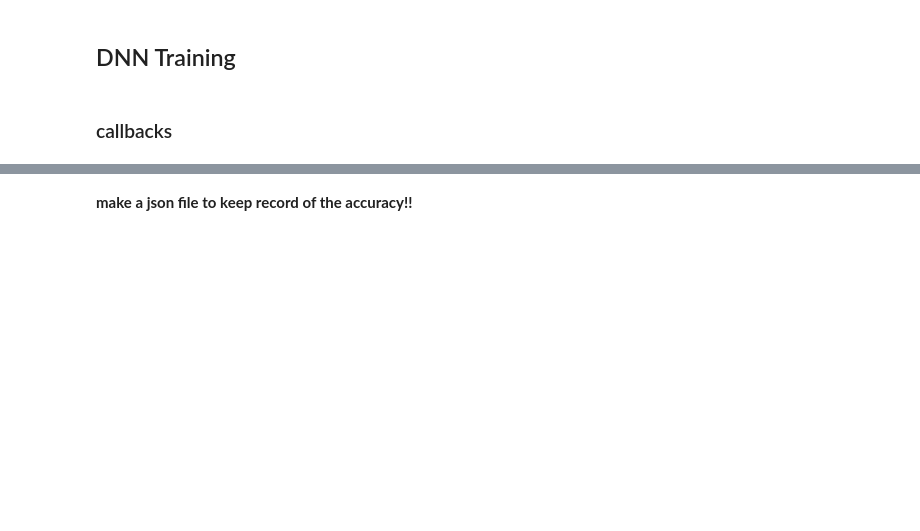
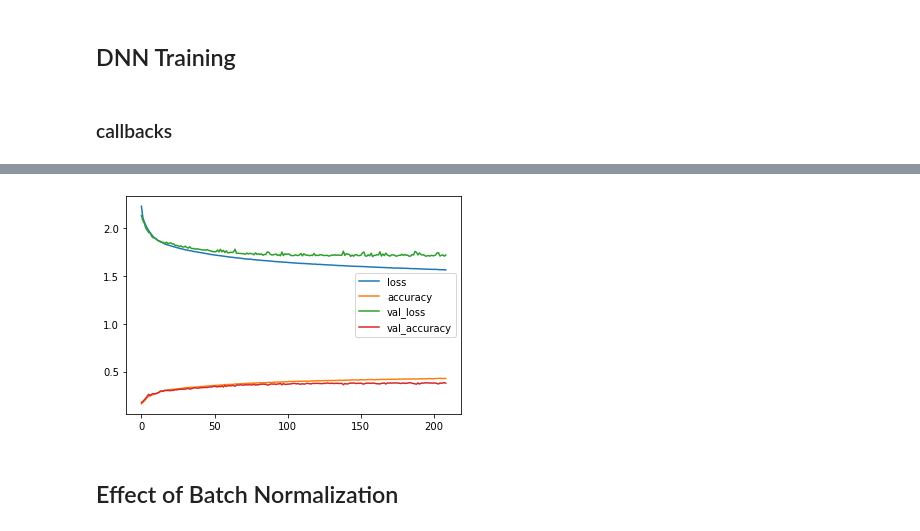
Before and after one commit to ErpanArkin/TensorFlow-CIFAR10, a Jupyter notebook: tfds_dataset.ipynb, the cells around one changed output, grey strips where cells are left out. Drawn from its saved outputs; the diff is of its cells as text; code cells hidden in the pictures; blank space fills up the shorter version.

Commit message:
history plots

```diff
--- a/tfds_dataset.ipynb
+++ b/tfds_dataset.ipynb
@@ -13,3 +23,33 @@ np.random.seed(42)
+# %%
+def update_results(name,model,ds_valid):
+    '''Update the results.json with current model performance'''
+    results = json.load(open('results.json','r'))
+    results[name] = model.evaluate(ds_valid)
+    json.dump(results, open('results.json','w'))
+    print(results)
+
+def display_examples(nums=3):
+    '''display examples of images'''
+    for i,example in enumerate(ds_train.take(nums)):
+        print(label_names[example[-1]], end=' ')
+        plt.subplot(100+nums*10+i+1)
+        plt.imshow(example[0])
+
+def normalize_img(image, label):
+    """Normalizes images: `uint8` -> `float32`."""
+    return tf.cast(image, tf.float32) / 255., label
+
+def plot_history(history):
+    for metric in history.history:
+        plt.plot(history.history[metric],label=metric)
+    plt.legend()
+
+def tb_address():
+    '''return the address to open tensorboard'''
+    tb_port = notebook.manager.get_all()[0].port
+    address = "https://jupyter.nersc.gov" + os.environ['JUPYTERHUB_SERVICE_PREFIX'] + 'proxy/' + str(tb_port) + "/"
+    address = address.strip()
+    display(HTML('<a href="%s">%s</a>'%(address,address)))
 # %% [markdown]
 ## Download and load the dataset
 # %%
@@ -117,15 +151,15 @@ model.compile(loss="sparse_categorical_crossentropy",
 # %% [markdown]
 ### callbacks
 # %%
-early_stopping_cb = keras.callbacks.EarlyStopping(patience=20)
+early_stopping_cb = keras.callbacks.EarlyStopping(patience=50)
 model_checkpoint_cb = keras.callbacks.ModelCheckpoint("my_cifar10_model.h5", save_best_only=True)
 run_index = 1 # increment every time you train the model
 run_logdir = os.path.join(os.curdir, "my_cifar10_logs", "run_{:03d}".format(run_index))
 tensorboard_cb = keras.callbacks.TensorBoard(run_logdir)
 callbacks = [early_stopping_cb, model_checkpoint_cb, tensorboard_cb]
 # %%
-model.fit(ds_train,
-          #initial_epoch=0,
+history = model.fit(ds_train,
+          #initial_epoch=181,
           epochs=500,
           validation_data=ds_valid,
           callbacks=callbacks)
@@ -157,2 +190,6 @@ model.evaluate(ds_valid)
-# %% [markdown]
-**make a json file to keep record of the accuracy!!**
+# %%
+plot_history(history)
+# %% [output]
+[figure, added]
+# %% [markdown]
+## Effect of Batch Normalization
```
Also changed, not shown: parts of 16 cells of this notebook, 17 other files.
